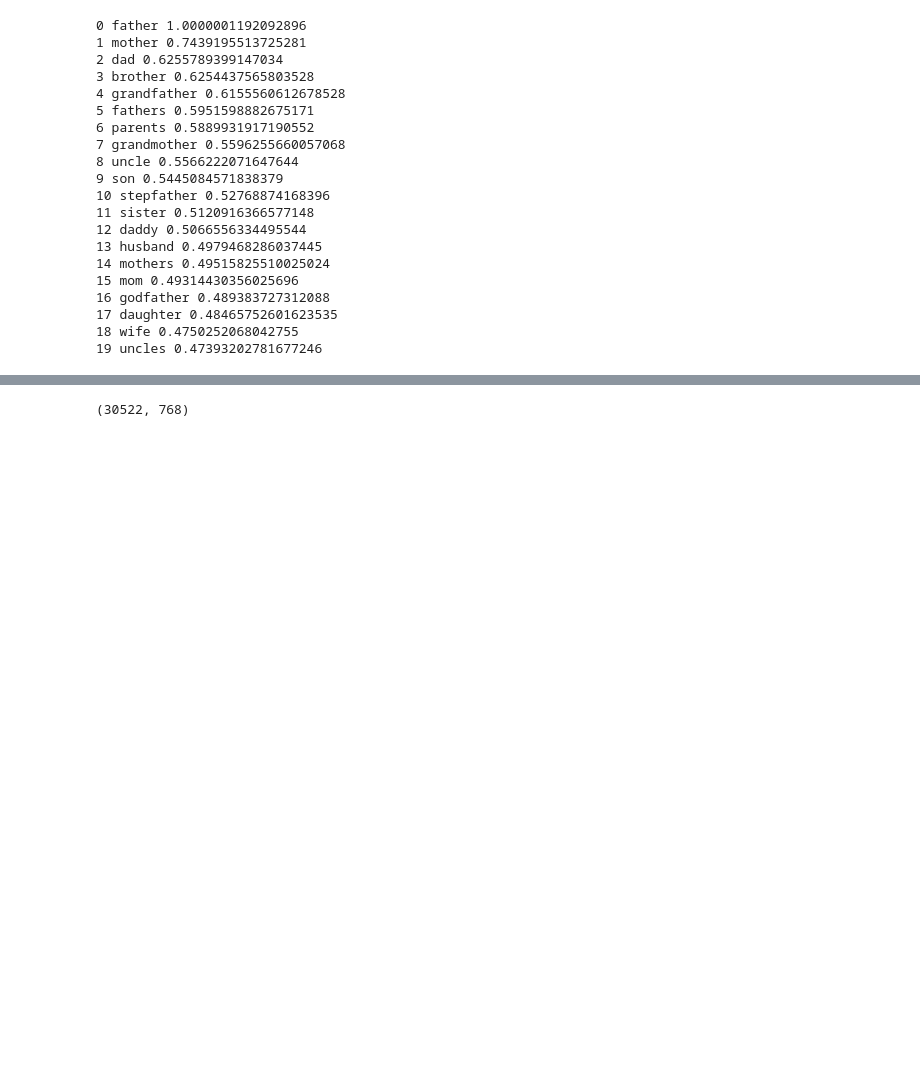
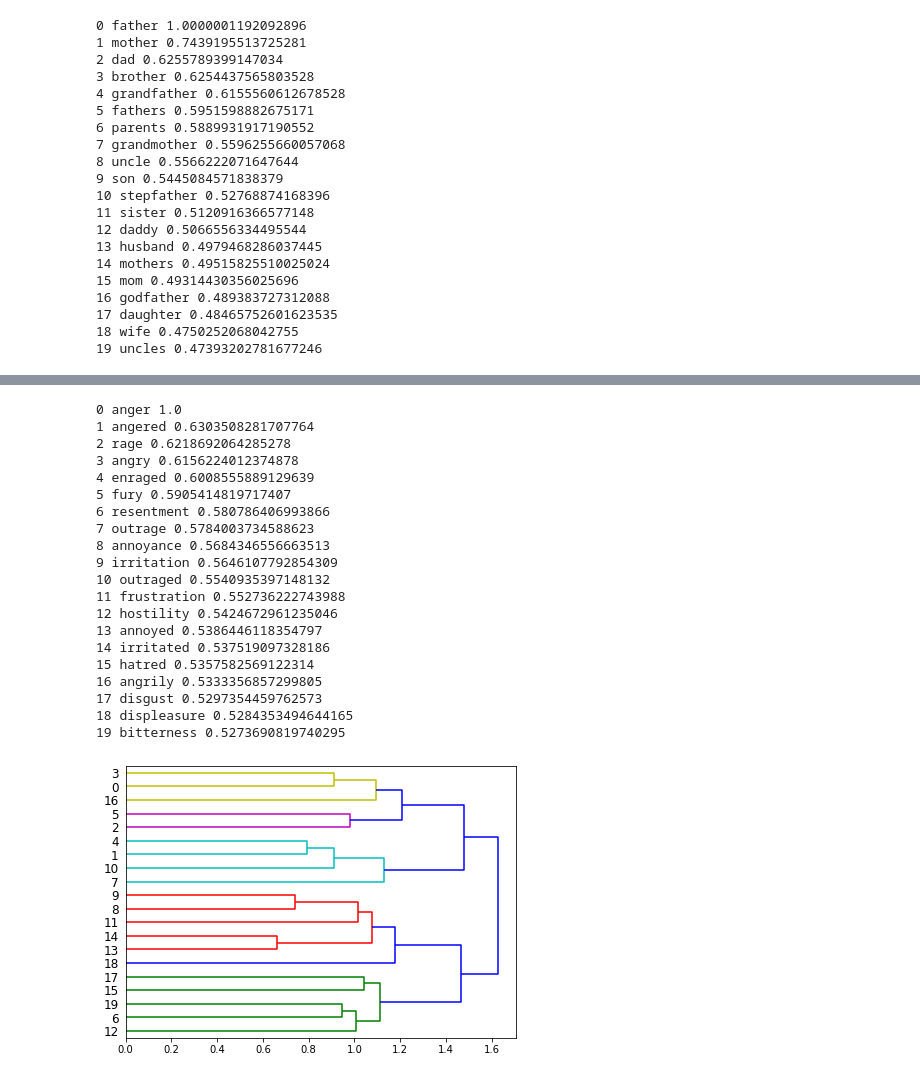
Before and after one commit to amaeda1967/Training, a Jupyter notebook: BERT_trial.ipynb, the cells around one changed output, grey strips where cells are left out. Saved outputs shown, nothing was run; the diff lists cells and outputs as text; code cells hidden in the pictures; blank space fills up the shorter version.

```diff
--- a/BERT_trial.ipynb
+++ b/BERT_trial.ipynb
@@ -257,6 +159,0 @@ array([0.07523131, 0.3404316 , 0.40461662, 0.31408155, 0.28544664,
-# %%
-t = get_vec('iphone')
-x = [0,2]
-s = veclist[x]
-
-(lambda x : cosin_sim(t, veclist[x]))(x)
@@ -265,5 +159,0 @@ ValueError: ignored
-# %%
-x = get_vec('japan')
-y = get_vec('computer')
-
-cosin_sim(x, y)
@@ -305,3 +159,0 @@ print(closest)
-# %%
-t = word_embeddings[30521].detach().numpy()
-cosin_sim(s, t)
@@ -357,4 +159,0 @@ import numpy as np
-# %%
-we_array.shape
-# %% [output]
-(30522, 768)
@@ -362,0 +160,50 @@ king =
+# %%
+def word_strucure(x):
+  t = get_vec(x)
+  simlist = np.zeros(len(veclist),)
+
+  for i in range(len(veclist)):
+    simlist[i] = cosin_sim(t, veclist[i])
+
+  closestwords = np.argsort(simlist)[::-1]
+
+  n = 20
+  top_n = closestwords[0:20]
+  for i in range(len(top_n)):
+    word = tokenizer.convert_ids_to_tokens(top_n[i].item())
+    similarity = simlist[top_n[i].item()]
+    print(i, word, similarity)
+
+  z = np.zeros((20, 768))
+
+  for i in range(20):
+    z[i] = veclist[closestwords[i]]
+
+  z = linkage (z, method='ward')
+
+  fig = plt.figure(figsize=(7,5))
+  dn = dendrogram(z, orientation='right')
+# %%
+word_strucure('anger')
+# %% [output]
+0 anger 1.0
+1 angered 0.6303508281707764
+2 rage 0.6218692064285278
+3 angry 0.6156224012374878
+4 enraged 0.6008555889129639
+5 fury 0.5905414819717407
+6 resentment 0.580786406993866
+7 outrage 0.5784003734588623
+8 annoyance 0.5684346556663513
+9 irritation 0.5646107792854309
+10 outraged 0.5540935397148132
+11 frustration 0.552736222743988
+12 hostility 0.5424672961235046
+13 annoyed 0.5386446118354797
+14 irritated 0.537519097328186
+15 hatred 0.5357582569122314
+16 angrily 0.5333356857299805
+17 disgust 0.5297354459762573
+18 displeasure 0.5284353494644165
+19 bitterness 0.5273690819740295
+[figure, added]
```
Also changed, not shown: parts of 43 cells of this notebook.
